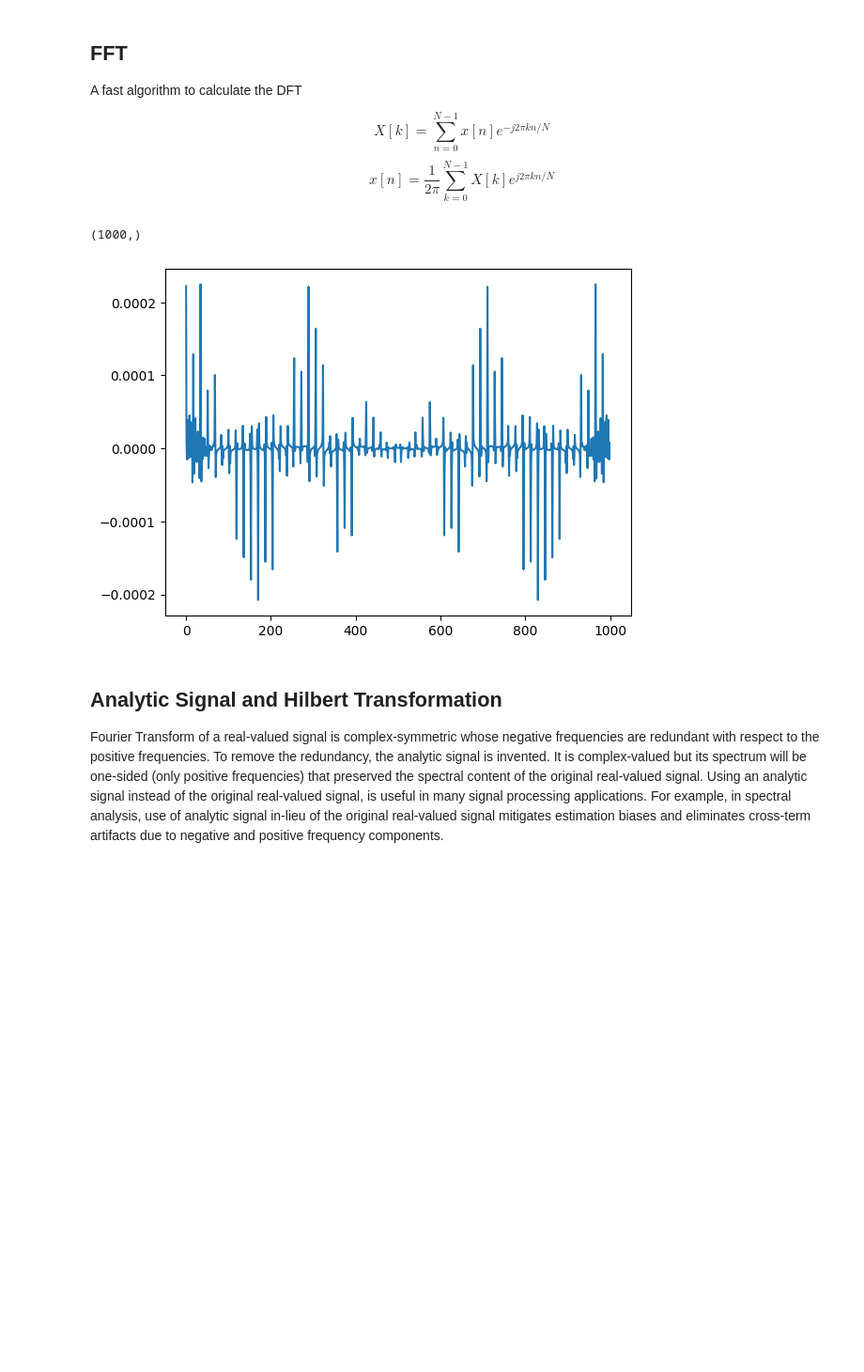
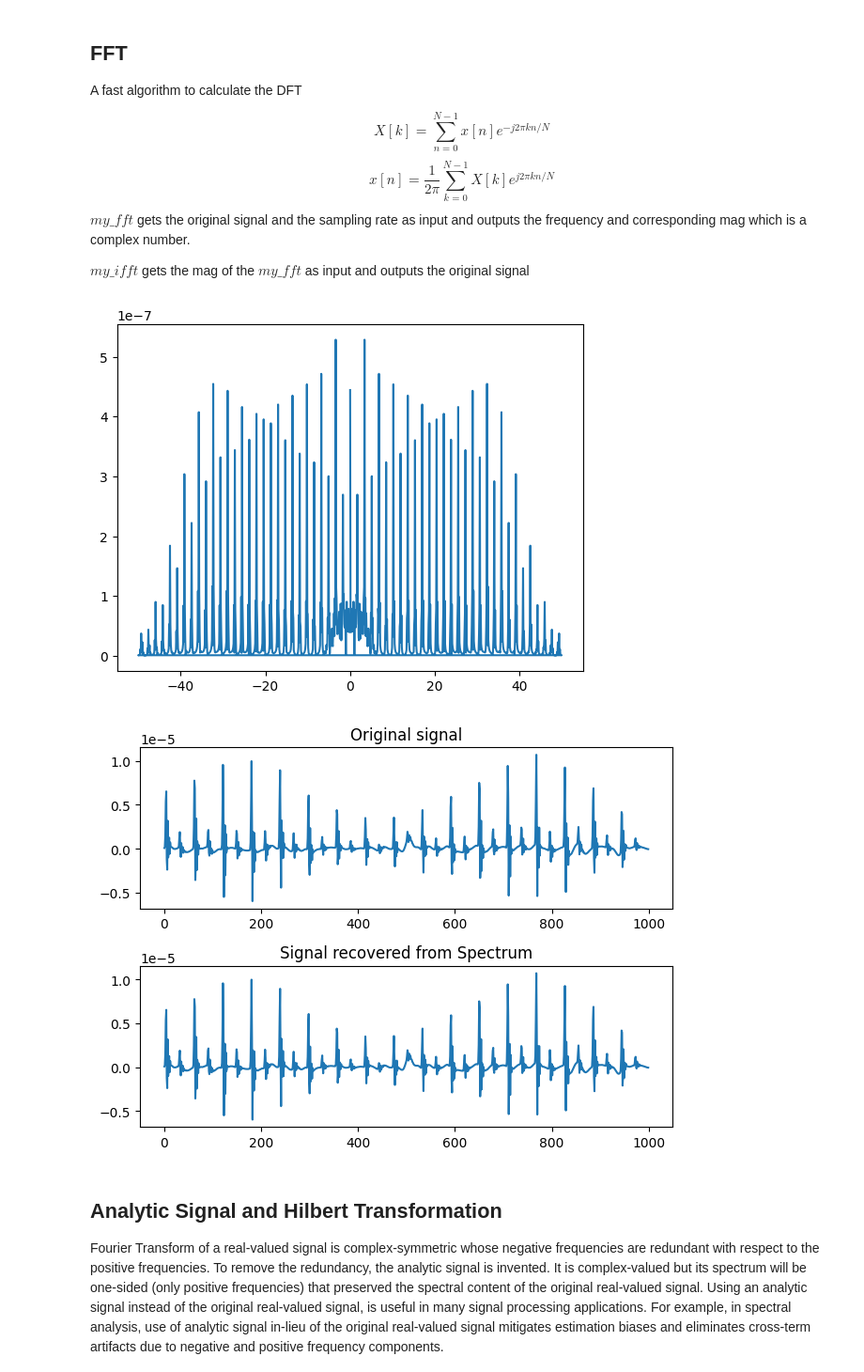
Before and after one commit to darcy1zhang/Tutorial, a Jupyter notebook: JupyterNotebook/Example.ipynb, the cells around one changed output. Shown at 94% size. Cells and saved outputs as stored; diff of their text form; code cells hidden in the pictures; blank space fills up the shorter version.

```diff
--- a/JupyterNotebook/Example.ipynb
+++ b/JupyterNotebook/Example.ipynb
@@ -9,20 +9,48 @@ $$
 $$
 x[n] = \frac{1}{2\pi}\sum_{k=0}^{N-1}X[k]e^{j2\pi kn/N}
 $$
+$my\_fft$ gets the original signal and the sampling rate as input and outputs the frequency and corresponding mag which is a complex number.
+
+$my\_ifft$ gets the mag of the $my\_fft$ as input and outputs the original signal
 # %%
 import numpy as np
 from matplotlib import pyplot as plt
-from scipy.fft import fft,ifft
+from numpy.fft import fft,ifft,fftshift,fftfreq
+
+def my_fft(signal, fs):
+    l = len(signal)
+    mag = fft(signal)
+    freq = fftfreq(l, 1/fs)
+    mag = mag / l * 2
+
+    return freq, mag
+
+def my_ifft(mag):
+    mag = mag / 2 * len(mag)
+    x = ifft(mag)
+
+    return x
 
 signal = np.load("../data/sim_100_0.1_90_140_train.npy")[1,:1000]
+fs = 100
 
-f = fft(signal)
-print(f.shape)
-plt.plot(f)
+freq, mag = my_fft(signal, fs)
+plt.plot(freq, np.abs(mag))
 plt.show()
+
+signal_recovered = my_ifft(mag)
+
+fig, axis = plt.subplots(2,1)
+axis[0].set_title("Original signal")
+axis[0].plot(signal)
+
+axis[1].set_title("Signal recovered from Spectrum")
+axis[1].plot(signal_recovered)
+plt.tight_layout()
+plt.show()
 # %% [output]
-(1000,)
-[figure, old version]
+[figure, new version]
+[figure, added]
 # %% [markdown]
 ## Analytic Signal and Hilbert Transformation
 
```
Also changed, not shown: parts of 4 cells of this notebook, 1 other file.
